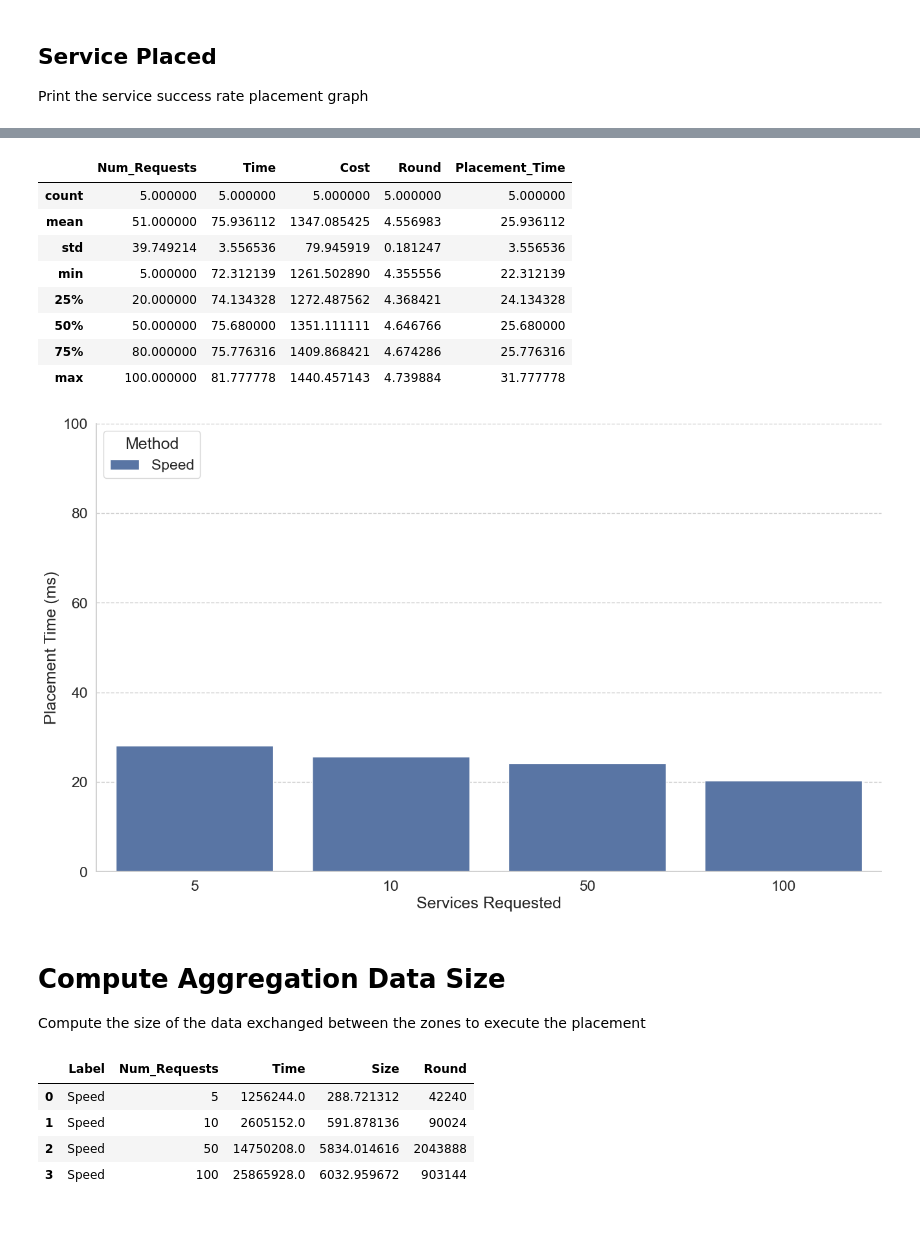
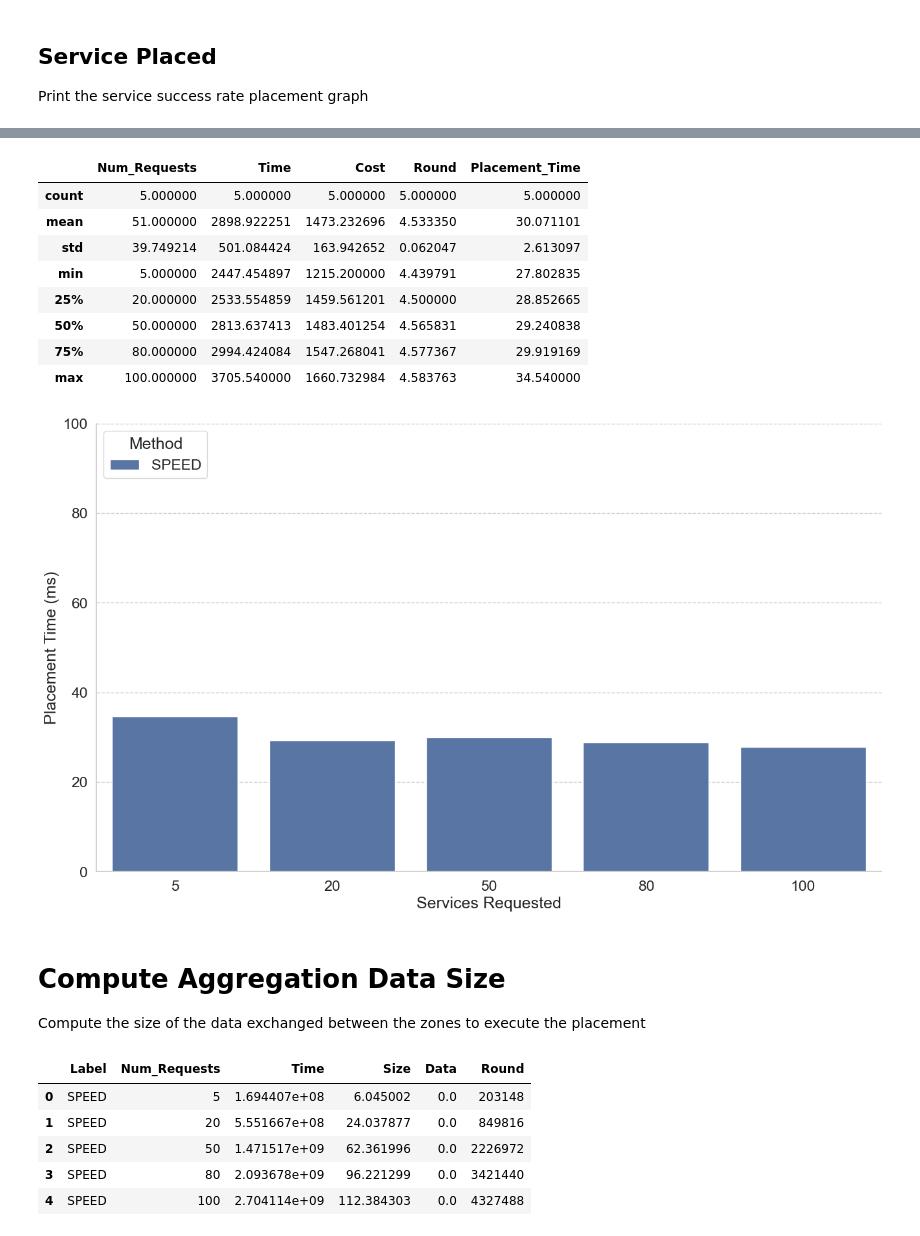
Before and after one commit to anselmobattisti/speed, a Jupyter notebook: experiments/A1/notebook/notebook.ipynb, the cells around one changed output, grey strips where cells are left out. Drawn from its saved outputs; the diff is of its cells as text; code cells hidden in the pictures.

```diff
--- a/experiments/A1/notebook/notebook.ipynb
+++ b/experiments/A1/notebook/notebook.ipynb
@@ -17,11 +17,7 @@ path_results = "../logs"
 
 hue_order = ["Domain", "Auction", "Speed"]
 
-labels = {
-    "Domain": "Single",
-    "Auction": "Auction",
-    "Speed": "SPEED"
-}
+hue_label = ["Single Domain", "Auction", "SPEED"]
 
 # hue_order = ["Random", "Domain", "Auction", "Speed"]
 
@@ -54,8 +50,10 @@ def load_data():
                 proc_data = pd.read_csv(exp_file, sep=';')
 
                 proc_data.replace("PLACEMENT_SUCCESS", "SUCCESS", inplace=True)
+                proc_data.replace("PLACEMENT_FAIL", "FAIL", inplace=True)
 
-                proc_data.replace("PLACEMENT_FAIL", "FAIL", inplace=True)
+                if alg == "Domain":
+                    alg = "Single Domain"
 
                 requests.append(connect_dataframe(
                     proc_data,
@@ -71,6 +69,9 @@ def load_data():
 
                 proc_data1 = pd.read_csv(exp_file, sep=';')
 
+                if alg == "Speed":
+                    alg = "SPEED"
+
                 requests.append(connect_dataframe(
                     proc_data1,
                     int(aux[0]),
@@ -79,13 +80,13 @@ def load_data():
                 ))
 
                 # data aggregation
-                # proc_data2 = pd.read_csv(exp_file2, sep=';')
-                # data_aggregation.append(connect_dataframe(
-                #     proc_data2,
-                #     int(aux[0]),
-                #     alg,
-                #     int(aux[1]),
-                # ))
+                proc_data2 = pd.read_csv(exp_file2, sep=';')
+                data_aggregation.append(connect_dataframe(
+                    proc_data2,
+                    int(aux[0]),
+                    alg,
+                    int(aux[1]),
+                ))
 
     o = list(num_requests.keys())
 
@@ -99,4 +100,4 @@ def load_data():
 
 # pd.set_option('display.max_rows', 20)
 aux = load_data()
-display(aux)
+# display(aux)
@@ -290,7 +269,7 @@ def process_data_placement_time():
     services_processed = []
 
     for services in entities:
-        df = services.loc[(services['Event'] == "SUCCESS") & (services['Label'] == "Speed")]
+        df = services.loc[(services['Event'] == "SUCCESS") & (services['Label'] == "SPEED")]
         services_processed.append(df)
 
     res = pd.concat(services_processed)
@@ -304,13 +283,13 @@ df_summed.describe()
 # %% [output]
 |  | Num_Requests | Time | Cost | Round | Placement_Time |
 | count | 5.000000 | 5.000000 | 5.000000 | 5.000000 | 5.000000 |
-| mean | 51.000000 | 75.936112 | 1347.085425 | 4.556983 | 25.936112 |
-| std | 39.749214 | 3.556536 | 79.945919 | 0.181247 | 3.556536 |
-| min | 5.000000 | 72.312139 | 1261.502890 | 4.355556 | 22.312139 |
-| 25% | 20.000000 | 74.134328 | 1272.487562 | 4.368421 | 24.134328 |
-| 50% | 50.000000 | 75.680000 | 1351.111111 | 4.646766 | 25.680000 |
-| 75% | 80.000000 | 75.776316 | 1409.868421 | 4.674286 | 25.776316 |
-| max | 100.000000 | 81.777778 | 1440.457143 | 4.739884 | 31.777778 |
+| mean | 51.000000 | 2898.922251 | 1473.232696 | 4.533350 | 30.071101 |
+| std | 39.749214 | 501.084424 | 163.942652 | 0.062047 | 2.613097 |
+| min | 5.000000 | 2447.454897 | 1215.200000 | 4.439791 | 27.802835 |
+| 25% | 20.000000 | 2533.554859 | 1459.561201 | 4.500000 | 28.852665 |
+| 50% | 50.000000 | 2813.637413 | 1483.401254 | 4.565831 | 29.240838 |
+| 75% | 80.000000 | 2994.424084 | 1547.268041 | 4.577367 | 29.919169 |
+| max | 100.000000 | 3705.540000 | 1660.732984 | 4.583763 | 34.540000 |
 # %%
 import seaborn as sns
 import matplotlib.pyplot as plt
@@ -333,9 +312,9 @@ g = sns.catplot(
     hue="Label",
     x="Num_Requests",
     y="Placement_Time",
-    errorbar=('ci', 0.95),
-    capsize=.15,
-    errwidth=1.5,
+    capsize=.05,
+    errwidth=1,
+    errorbar=('ci', 20),
     legend_out=False
 )
 
@@ -353,7 +332,7 @@ plt.show()
 
 g.figure.savefig(fname='./placement_time.pdf', transparent=False, pad_inches=0.3, bbox_inches='tight')
 # %% [output]
-[figure, old version]
+[figure, new version]
 # %% [markdown]
 # Compute Aggregation Data Size
 
@@ -361,28 +340,29 @@ Compute the size of the data exchanged between the zones to execute the placemen
 # %%
 def process_data_size():
     data = load_data()
     entities = data['data_aggregation']
     services_processed = []
     for services in entities:
-        df = services.loc[(services['Label'] == "Speed")]
+        df = services.loc[(services['Label'] == "SPEED")]
         services_processed.append(df)
 
     gd = pd.concat(services_processed)
 
     gd = gd.groupby(['Label', 'Num_Requests'],  observed=True).sum(["Size"]).reset_index()
 
-    gd["Size"] = gd['Size'] / 1000000
+    gd["Size"] = gd['Size'] / 100000000
 
     return gd
 
 data = process_data_size()
 data
 # %% [output]
-|  | Label | Num_Requests | Time | Size | Round |
-| 0 | Speed | 5 | 1256244.0 | 288.721312 | 42240 |
-| 1 | Speed | 10 | 2605152.0 | 591.878136 | 90024 |
-| 2 | Speed | 50 | 14750208.0 | 5834.014616 | 2043888 |
-| 3 | Speed | 100 | 25865928.0 | 6032.959672 | 903144 |
+|  | Label | Num_Requests | Time | Size | Data | Round |
+| 0 | SPEED | 5 | 1.694407e+08 | 6.045002 | 0.0 | 203148 |
+| 1 | SPEED | 20 | 5.551667e+08 | 24.037877 | 0.0 | 849816 |
+| 2 | SPEED | 50 | 1.471517e+09 | 62.361996 | 0.0 | 2226972 |
+| 3 | SPEED | 80 | 2.093678e+09 | 96.221299 | 0.0 | 3421440 |
+| 4 | SPEED | 100 | 2.704114e+09 | 112.384303 | 0.0 | 4327488 |
 # %%
 import seaborn as sns
 import matplotlib.pyplot as plt
```
Also changed, not shown: parts of 6 cells of this notebook, 2 other files.
